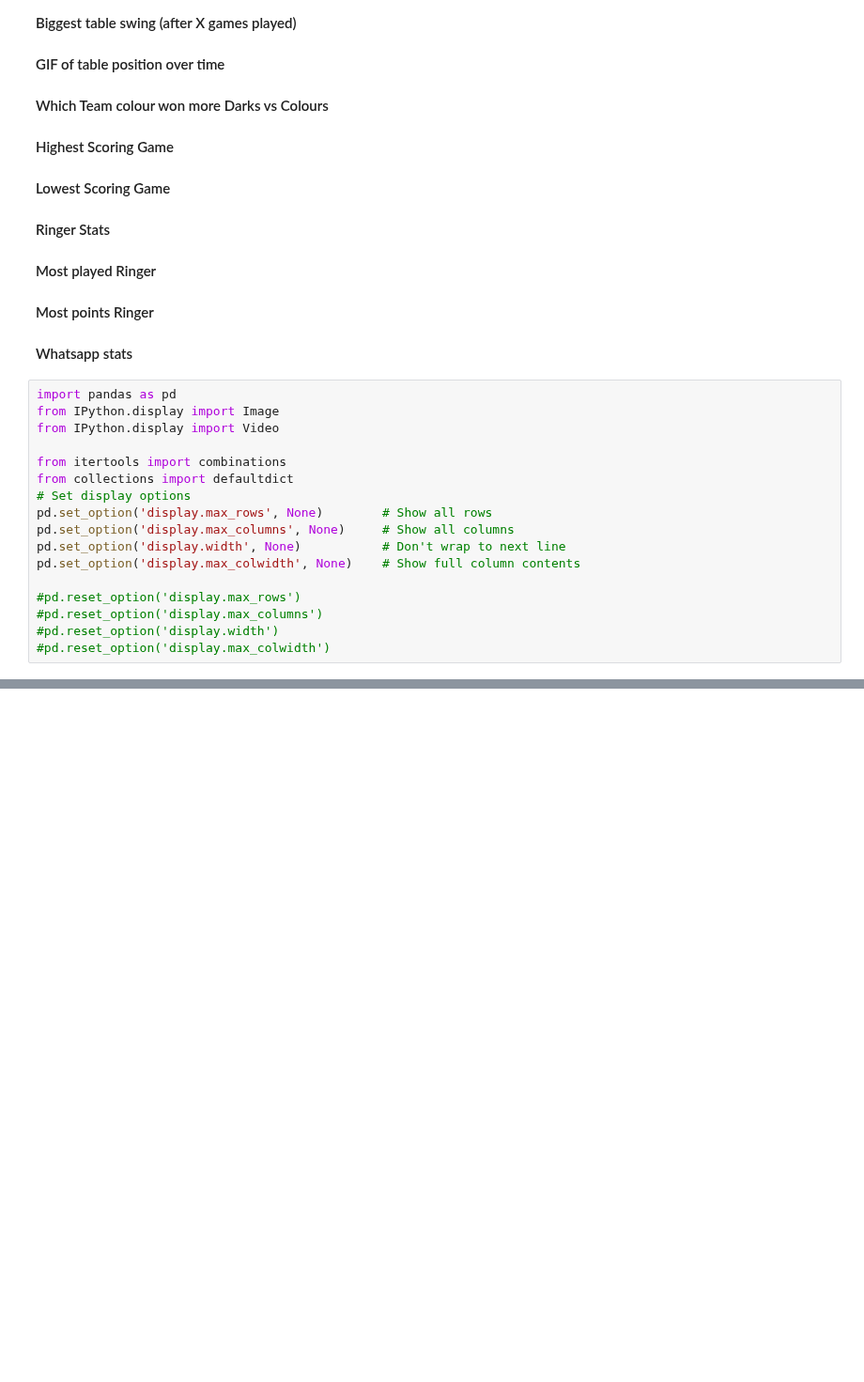
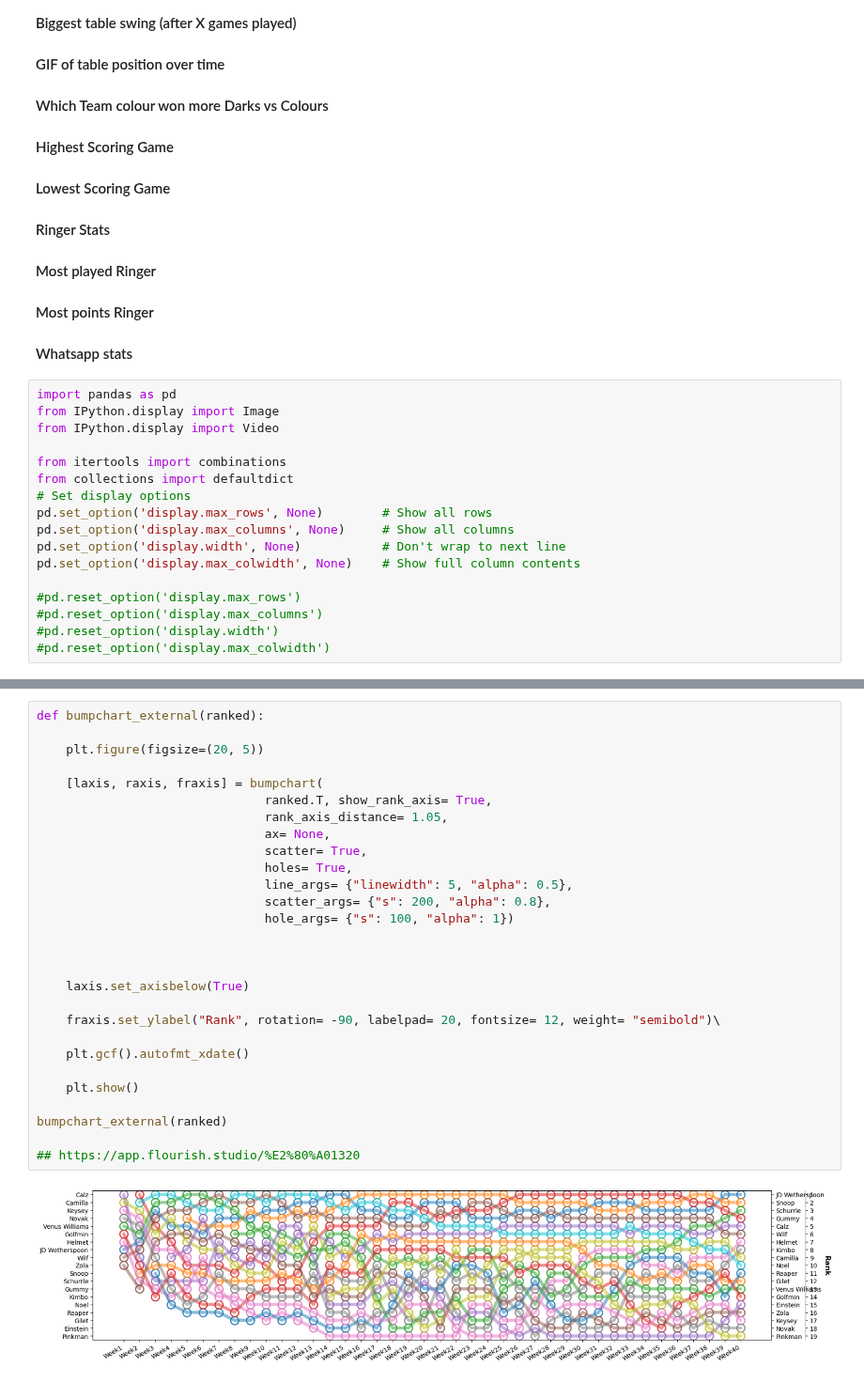
Before and after one commit to Deadlocked2/football_table, a Jupyter notebook: code/LatchTable.ipynb, the cells around one changed output, grey strips where cells are left out. Shown at 94% size. Saved outputs shown, nothing was run; the diff lists cells and outputs as text; blank space fills up the shorter version.

```diff
--- a/code/LatchTable.ipynb
+++ b/code/LatchTable.ipynb
@@ -929,0 +1056,30 @@ if __name__ == "__main__":
+# %%
+def bumpchart_external(ranked):
+
+    plt.figure(figsize=(20, 5))
+
+    [laxis, raxis, fraxis] = bumpchart(
+                               ranked.T, show_rank_axis= True,
+                               rank_axis_distance= 1.05,
+                               ax= None,
+                               scatter= True,
+                               holes= True,
+                               line_args= {"linewidth": 5, "alpha": 0.5},
+                               scatter_args= {"s": 200, "alpha": 0.8},
+                               hole_args= {"s": 100, "alpha": 1})
+
+
+
+    laxis.set_axisbelow(True)
+
+    fraxis.set_ylabel("Rank", rotation= -90, labelpad= 20, fontsize= 12, weight= "semibold")\
+
+    plt.gcf().autofmt_xdate()
+
+    plt.show()
+
+bumpchart_external(ranked)
+
+## https://app.flourish.studio/%E2%80%A01320
+# %% [output]
+[figure, added]
```
Also changed, not shown: parts of 9 cells of this notebook, 7 other files.
